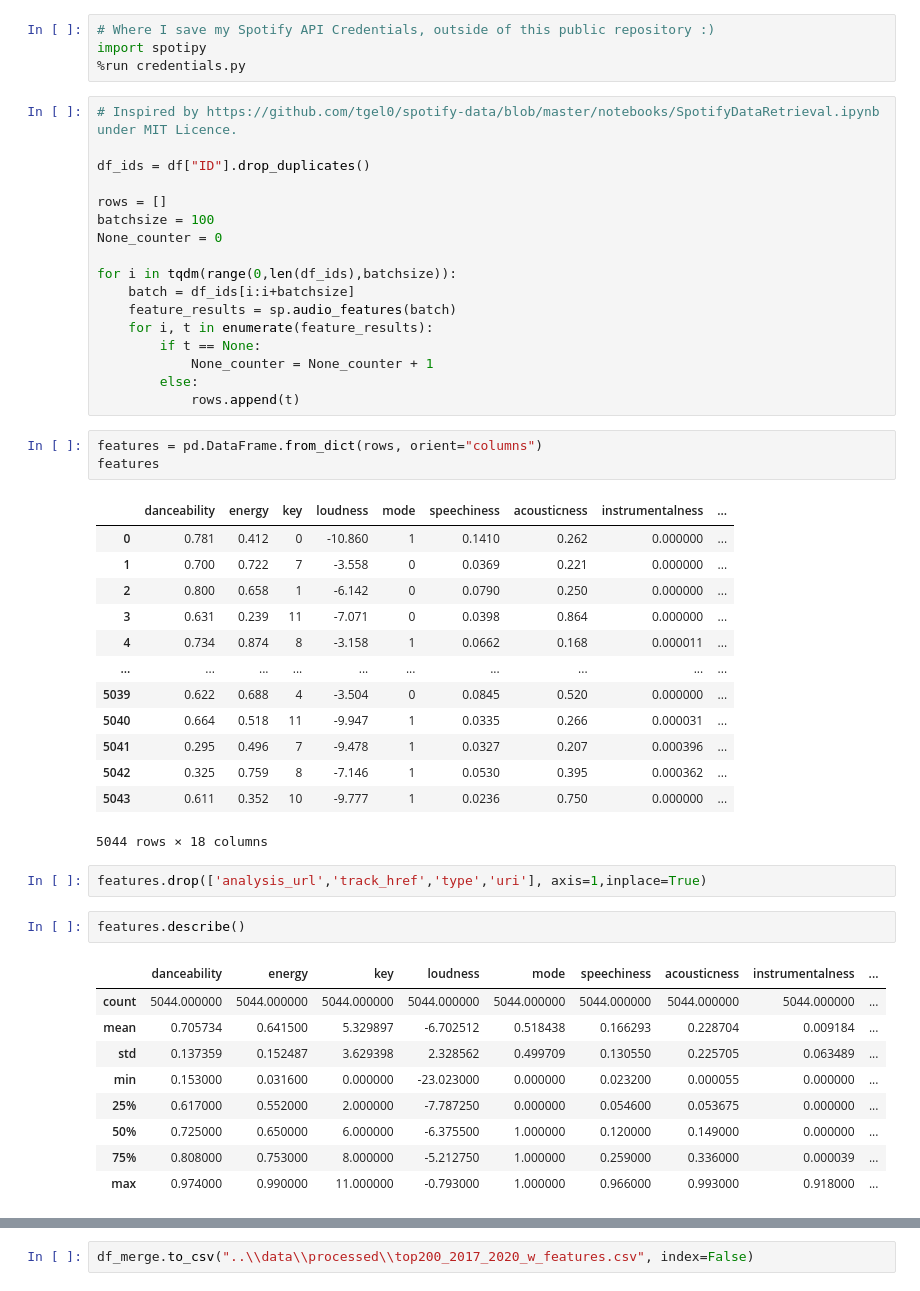
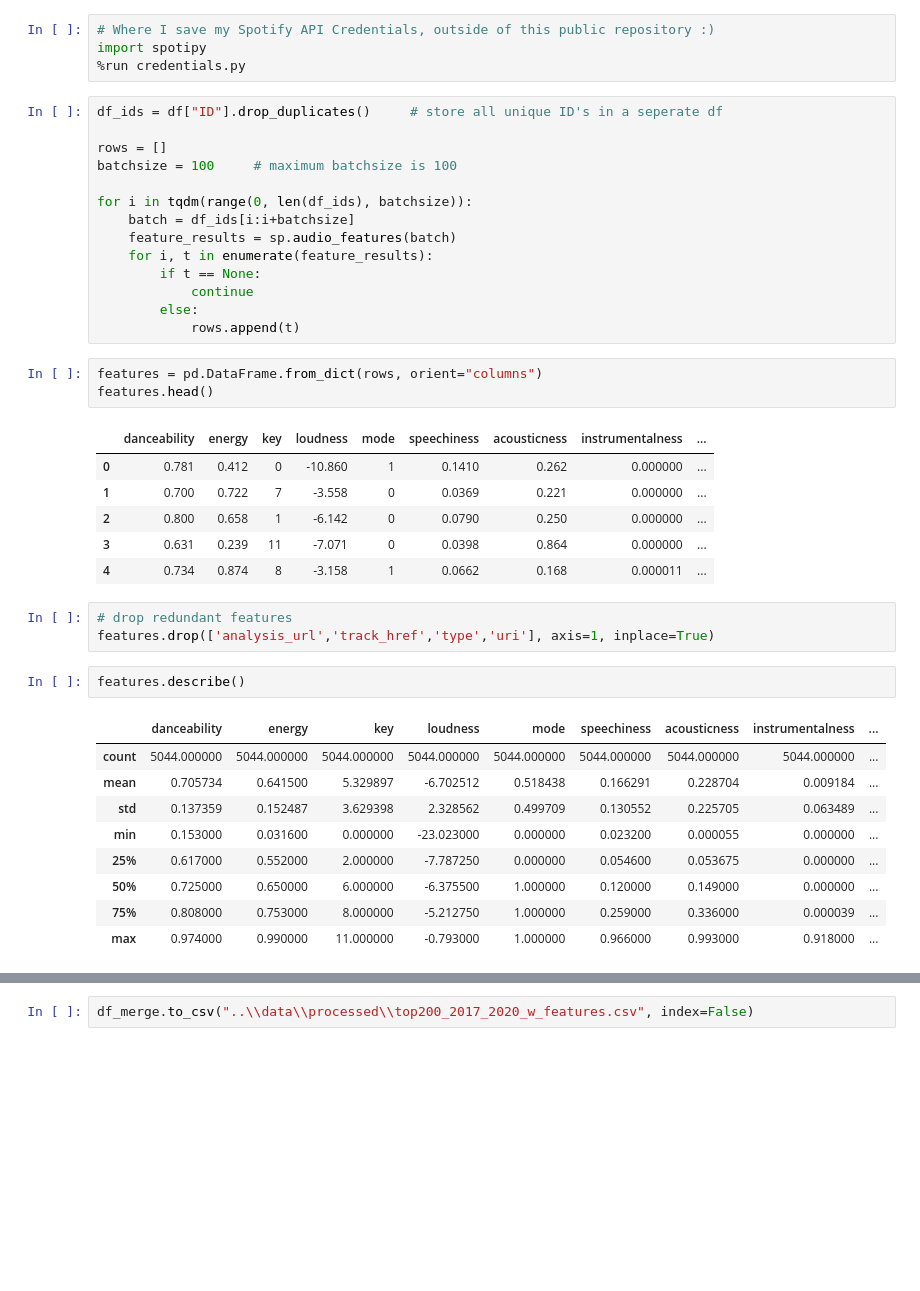
Before and after one commit to ystouthart/covid-19-nl-dashboard, a Jupyter notebook: src/ChangingMusicPreferences.ipynb, the cells around one changed output, grey strips where cells are left out. Drawn from its saved outputs; the diff is of its cells as text; blank space fills up the shorter version.

```diff
--- a/src/ChangingMusicPreferences.ipynb
+++ b/src/ChangingMusicPreferences.ipynb
@@ -132,48 +124,39 @@ sp = spotipy.Spotify(client_credentials_manager=client_credentials_manager)
 import spotipy
 %run credentials.py
 # %%
-# Inspired by https://github.com/tgel0/spotify-data/blob/master/notebooks/SpotifyDataRetrieval.ipynb under MIT Licence.
-
-df_ids = df["ID"].drop_duplicates()
+df_ids = df["ID"].drop_duplicates()     # store all unique ID's in a seperate df
 
 rows = []
-batchsize = 100
-None_counter = 0
+batchsize = 100     # maximum batchsize is 100
 
-for i in tqdm(range(0,len(df_ids),batchsize)):
+for i in tqdm(range(0, len(df_ids), batchsize)):
     batch = df_ids[i:i+batchsize]
     feature_results = sp.audio_features(batch)
     for i, t in enumerate(feature_results):
         if t == None:
-            None_counter = None_counter + 1
+            continue
         else:
             rows.append(t)
 # %%
 features = pd.DataFrame.from_dict(rows, orient="columns")
-features
+features.head()
 # %% [output]
 |  | danceability | energy | key | loudness | mode | speechiness | acousticness | instrumentalness | ... |
 | 0 | 0.781 | 0.412 | 0 | -10.860 | 1 | 0.1410 | 0.262 | 0.000000 | ... |
 | 1 | 0.700 | 0.722 | 7 | -3.558 | 0 | 0.0369 | 0.221 | 0.000000 | ... |
 | 2 | 0.800 | 0.658 | 1 | -6.142 | 0 | 0.0790 | 0.250 | 0.000000 | ... |
 | 3 | 0.631 | 0.239 | 11 | -7.071 | 0 | 0.0398 | 0.864 | 0.000000 | ... |
 | 4 | 0.734 | 0.874 | 8 | -3.158 | 1 | 0.0662 | 0.168 | 0.000011 | ... |
-| ... | ... | ... | ... | ... | ... | ... | ... | ... | ... |
-| 5039 | 0.622 | 0.688 | 4 | -3.504 | 0 | 0.0845 | 0.520 | 0.000000 | ... |
-| 5040 | 0.664 | 0.518 | 11 | -9.947 | 1 | 0.0335 | 0.266 | 0.000031 | ... |
-| 5041 | 0.295 | 0.496 | 7 | -9.478 | 1 | 0.0327 | 0.207 | 0.000396 | ... |
-| 5042 | 0.325 | 0.759 | 8 | -7.146 | 1 | 0.0530 | 0.395 | 0.000362 | ... |
-| 5043 | 0.611 | 0.352 | 10 | -9.777 | 1 | 0.0236 | 0.750 | 0.000000 | ... |
-5044 rows × 18 columns
 # %%
-features.drop(['analysis_url','track_href','type','uri'], axis=1,inplace=True)
+# drop redundant features
+features.drop(['analysis_url','track_href','type','uri'], axis=1, inplace=True)
 # %%
 features.describe()
 # %% [output]
 |  | danceability | energy | key | loudness | mode | speechiness | acousticness | instrumentalness | ... |
 | count | 5044.000000 | 5044.000000 | 5044.000000 | 5044.000000 | 5044.000000 | 5044.000000 | 5044.000000 | 5044.000000 | ... |
-| mean | 0.705734 | 0.641500 | 5.329897 | -6.702512 | 0.518438 | 0.166293 | 0.228704 | 0.009184 | ... |
-| std | 0.137359 | 0.152487 | 3.629398 | 2.328562 | 0.499709 | 0.130550 | 0.225705 | 0.063489 | ... |
+| mean | 0.705734 | 0.641500 | 5.329897 | -6.702512 | 0.518438 | 0.166291 | 0.228704 | 0.009184 | ... |
+| std | 0.137359 | 0.152487 | 3.629398 | 2.328562 | 0.499709 | 0.130552 | 0.225705 | 0.063489 | ... |
 | min | 0.153000 | 0.031600 | 0.000000 | -23.023000 | 0.000000 | 0.023200 | 0.000055 | 0.000000 | ... |
 | 25% | 0.617000 | 0.552000 | 2.000000 | -7.787250 | 0.000000 | 0.054600 | 0.053675 | 0.000000 | ... |
 | 50% | 0.725000 | 0.650000 | 6.000000 | -6.375500 | 1.000000 | 0.120000 | 0.149000 | 0.000000 | ... |
```
Also changed, not shown: parts of 23 cells of this notebook.
